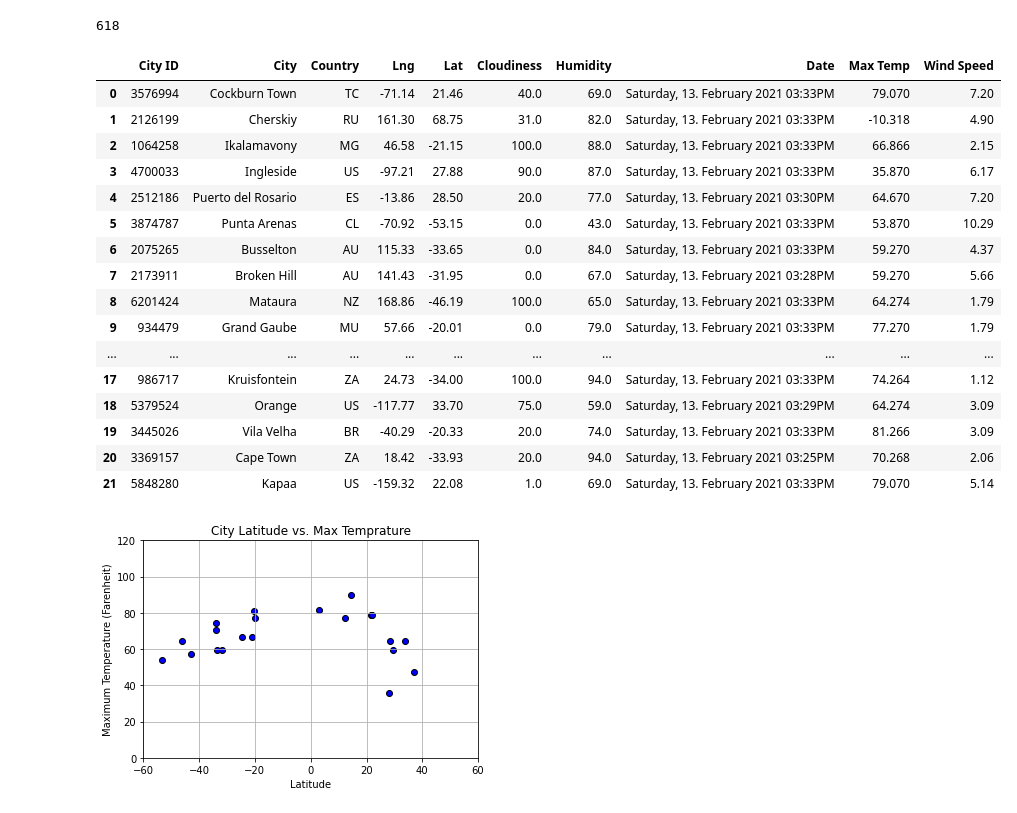
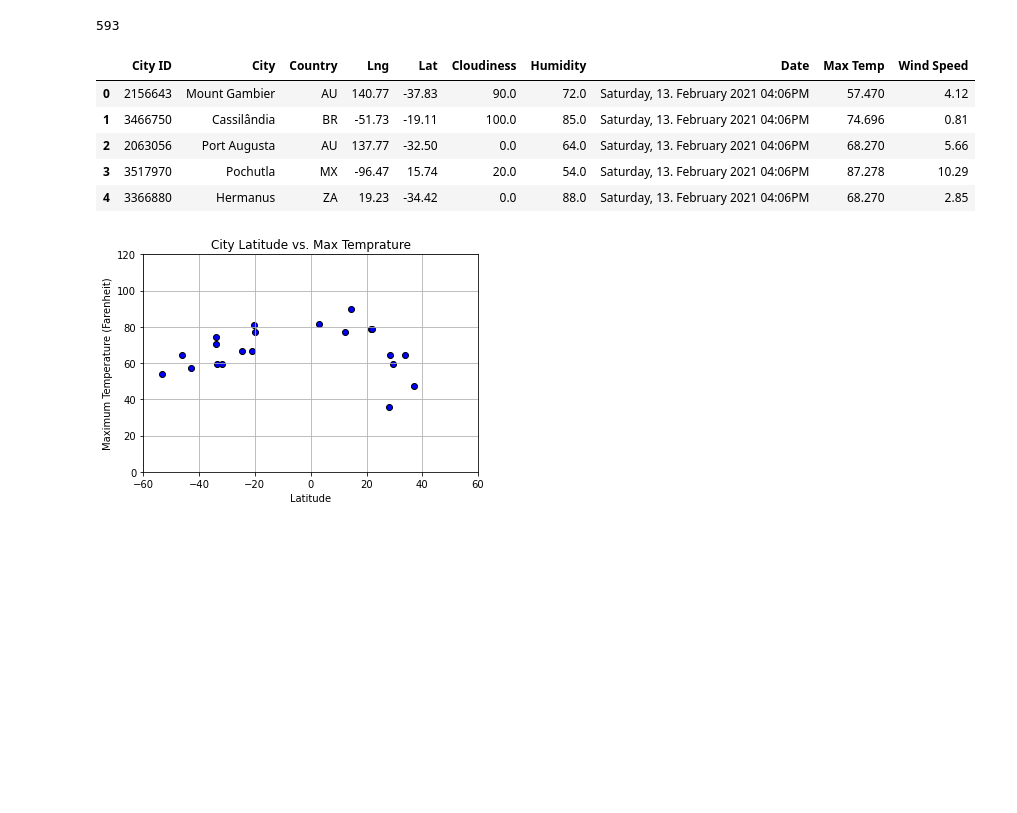
Before and after one commit to TinaKuo77/Python_API-Challenging, a Jupyter notebook: WeatherPy/WeatherPy.ipynb, the cells around one changed output. Drawn from its saved outputs; the diff is of its cells as text; code cells hidden in the pictures; blank space fills up the shorter version.

Commit message:
What's the Weather Like?

```diff
--- a/WeatherPy/WeatherPy.ipynb
+++ b/WeatherPy/WeatherPy.ipynb
@@ -27,7 +27,7 @@ lng_range = (-180, 180)
 lat_lngs = []
 cities = []
 
-lats = np.random.uniform(low=-180.000, high=180.000, size=1500)
+lats = np.random.uniform(low=-90.000, high=90.000, size=1500)
 lngs = np.random.uniform(low=-180.000, high=180.000, size=1500)
 lat_lngs = zip(lats, lngs)
 
@@ -40,7 +40,7 @@ for lat_lng in lat_lngs:
 # Numbers of City
 len(cities)
 # %% [output]
-618
+593
 # %%
 import pprint
 pp = pprint.PrettyPrinter(indent=4)
@@ -87,26 +87,15 @@ except KeyError:
 # %%
 # Create DataFrame
 weather_list_df = pd.DataFrame({'City ID':c_id,'City':name,'Country':country,'Lng':long,'Lat':latt, 'Cloudiness':cloudiness,  'Humidity': humidity, 'Date': date, 'Max Temp':max_temp, 'Wind Speed':wind_speed})
 weather_list_df.to_csv(output_data_file, index = False)
-weather_list_df
+weather_list_df.head()
 # %% [output]
 |  | City ID | City | Country | Lng | Lat | Cloudiness | Humidity | Date | Max Temp | Wind Speed |
-| 0 | 3576994 | Cockburn Town | TC | -71.14 | 21.46 | 40.0 | 69.0 | Saturday, 13. February 2021 03:33PM | 79.070 | 7.20 |
-| 1 | 2126199 | Cherskiy | RU | 161.30 | 68.75 | 31.0 | 82.0 | Saturday, 13. February 2021 03:33PM | -10.318 | 4.90 |
-| 2 | 1064258 | Ikalamavony | MG | 46.58 | -21.15 | 100.0 | 88.0 | Saturday, 13. February 2021 03:33PM | 66.866 | 2.15 |
-| 3 | 4700033 | Ingleside | US | -97.21 | 27.88 | 90.0 | 87.0 | Saturday, 13. February 2021 03:33PM | 35.870 | 6.17 |
-| 4 | 2512186 | Puerto del Rosario | ES | -13.86 | 28.50 | 20.0 | 77.0 | Saturday, 13. February 2021 03:30PM | 64.670 | 7.20 |
-| 5 | 3874787 | Punta Arenas | CL | -70.92 | -53.15 | 0.0 | 43.0 | Saturday, 13. February 2021 03:33PM | 53.870 | 10.29 |
-| 6 | 2075265 | Busselton | AU | 115.33 | -33.65 | 0.0 | 84.0 | Saturday, 13. February 2021 03:33PM | 59.270 | 4.37 |
-| 7 | 2173911 | Broken Hill | AU | 141.43 | -31.95 | 0.0 | 67.0 | Saturday, 13. February 2021 03:28PM | 59.270 | 5.66 |
-| 8 | 6201424 | Mataura | NZ | 168.86 | -46.19 | 100.0 | 65.0 | Saturday, 13. February 2021 03:33PM | 64.274 | 1.79 |
-| 9 | 934479 | Grand Gaube | MU | 57.66 | -20.01 | 0.0 | 79.0 | Saturday, 13. February 2021 03:33PM | 77.270 | 1.79 |
-| ... | ... | ... | ... | ... | ... | ... | ... | ... | ... | ... |
-| 17 | 986717 | Kruisfontein | ZA | 24.73 | -34.00 | 100.0 | 94.0 | Saturday, 13. February 2021 03:33PM | 74.264 | 1.12 |
-| 18 | 5379524 | Orange | US | -117.77 | 33.70 | 75.0 | 59.0 | Saturday, 13. February 2021 03:29PM | 64.274 | 3.09 |
-| 19 | 3445026 | Vila Velha | BR | -40.29 | -20.33 | 20.0 | 74.0 | Saturday, 13. February 2021 03:33PM | 81.266 | 3.09 |
-| 20 | 3369157 | Cape Town | ZA | 18.42 | -33.93 | 20.0 | 94.0 | Saturday, 13. February 2021 03:25PM | 70.268 | 2.06 |
-| 21 | 5848280 | Kapaa | US | -159.32 | 22.08 | 1.0 | 69.0 | Saturday, 13. February 2021 03:33PM | 79.070 | 5.14 |
+| 0 | 2156643 | Mount Gambier | AU | 140.77 | -37.83 | 90.0 | 72.0 | Saturday, 13. February 2021 04:06PM | 57.470 | 4.12 |
+| 1 | 3466750 | Cassilândia | BR | -51.73 | -19.11 | 100.0 | 85.0 | Saturday, 13. February 2021 04:06PM | 74.696 | 0.81 |
+| 2 | 2063056 | Port Augusta | AU | 137.77 | -32.50 | 0.0 | 64.0 | Saturday, 13. February 2021 04:06PM | 68.270 | 5.66 |
+| 3 | 3517970 | Pochutla | MX | -96.47 | 15.74 | 20.0 | 54.0 | Saturday, 13. February 2021 04:06PM | 87.278 | 10.29 |
+| 4 | 3366880 | Hermanus | ZA | 19.23 | -34.42 | 0.0 | 88.0 | Saturday, 13. February 2021 04:06PM | 68.270 | 2.85 |
 # %%
 # Convert data to DataFrame
 # Latitude vs. Temperature Plot
```
